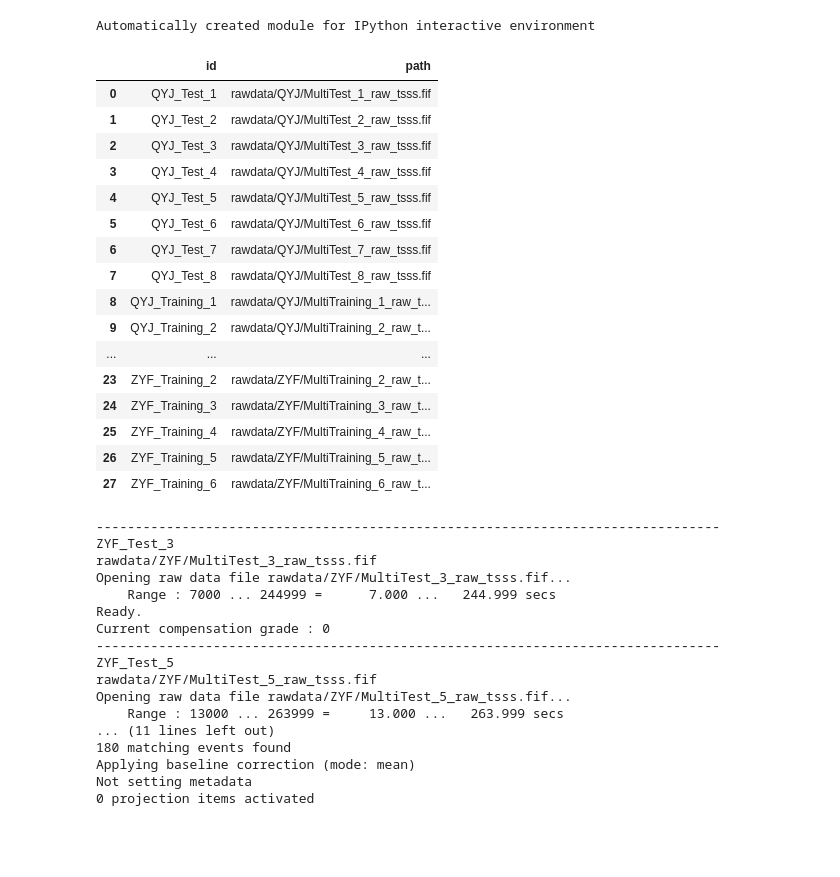
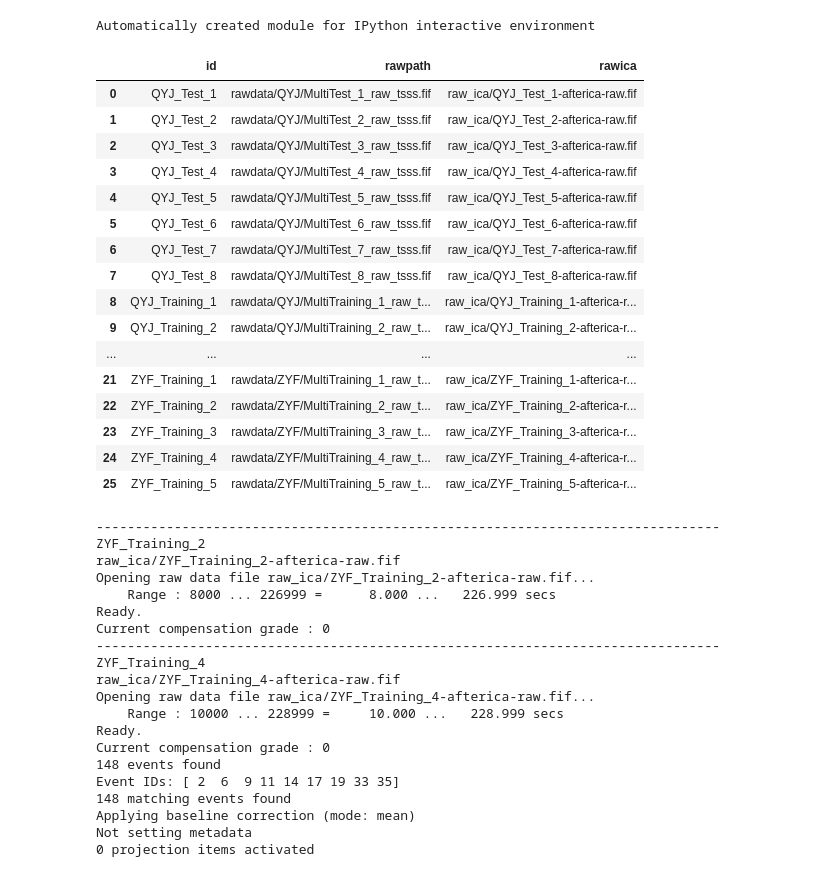
Before and after one commit to listenzcc/Re-analysis_direction_dataset, a Jupyter notebook: freq_overlook.ipynb, the cells around one changed output. Saved outputs shown, nothing was run; the diff lists cells and outputs as text; code cells hidden in the pictures; blank space fills up the shorter version.

Commit message:
Display on training dataset

```diff
--- a/freq_overlook.ipynb
+++ b/freq_overlook.ipynb
@@ -10,51 +10,54 @@ Automatically created module for IPython interactive environment
 # %%
 def fetch(id):
     print('-' * 80)
     print(id)
-    path = fifs[fifs['id'] == id]['path'].values[0]
+    path = fifs[fifs['id'] == id]['rawica'].values[0]
     print(path)
     return path
 fifs = pd.read_json('fifs.json')
 fifs
 # %% [output]
-|  | id | path |
-| 0 | QYJ_Test_1 | rawdata/QYJ/MultiTest_1_raw_tsss.fif |
-| 1 | QYJ_Test_2 | rawdata/QYJ/MultiTest_2_raw_tsss.fif |
-| 2 | QYJ_Test_3 | rawdata/QYJ/MultiTest_3_raw_tsss.fif |
-| 3 | QYJ_Test_4 | rawdata/QYJ/MultiTest_4_raw_tsss.fif |
-| 4 | QYJ_Test_5 | rawdata/QYJ/MultiTest_5_raw_tsss.fif |
-| 5 | QYJ_Test_6 | rawdata/QYJ/MultiTest_6_raw_tsss.fif |
-| 6 | QYJ_Test_7 | rawdata/QYJ/MultiTest_7_raw_tsss.fif |
-| 7 | QYJ_Test_8 | rawdata/QYJ/MultiTest_8_raw_tsss.fif |
-| 8 | QYJ_Training_1 | rawdata/QYJ/MultiTraining_1_raw_t... |
-| 9 | QYJ_Training_2 | rawdata/QYJ/MultiTraining_2_raw_t... |
-| ... | ... | ... |
-| 23 | ZYF_Training_2 | rawdata/ZYF/MultiTraining_2_raw_t... |
-| 24 | ZYF_Training_3 | rawdata/ZYF/MultiTraining_3_raw_t... |
-| 25 | ZYF_Training_4 | rawdata/ZYF/MultiTraining_4_raw_t... |
-| 26 | ZYF_Training_5 | rawdata/ZYF/MultiTraining_5_raw_t... |
-| 27 | ZYF_Training_6 | rawdata/ZYF/MultiTraining_6_raw_t... |
+|  | id | rawpath | rawica |
+| 0 | QYJ_Test_1 | rawdata/QYJ/MultiTest_1_raw_tsss.fif | raw_ica/QYJ_Test_1-afterica-raw.fif |
+| 1 | QYJ_Test_2 | rawdata/QYJ/MultiTest_2_raw_tsss.fif | raw_ica/QYJ_Test_2-afterica-raw.fif |
+| 2 | QYJ_Test_3 | rawdata/QYJ/MultiTest_3_raw_tsss.fif | raw_ica/QYJ_Test_3-afterica-raw.fif |
+| 3 | QYJ_Test_4 | rawdata/QYJ/MultiTest_4_raw_tsss.fif | raw_ica/QYJ_Test_4-afterica-raw.fif |
+| 4 | QYJ_Test_5 | rawdata/QYJ/MultiTest_5_raw_tsss.fif | raw_ica/QYJ_Test_5-afterica-raw.fif |
+| 5 | QYJ_Test_6 | rawdata/QYJ/MultiTest_6_raw_tsss.fif | raw_ica/QYJ_Test_6-afterica-raw.fif |
+| 6 | QYJ_Test_7 | rawdata/QYJ/MultiTest_7_raw_tsss.fif | raw_ica/QYJ_Test_7-afterica-raw.fif |
+| 7 | QYJ_Test_8 | rawdata/QYJ/MultiTest_8_raw_tsss.fif | raw_ica/QYJ_Test_8-afterica-raw.fif |
+| 8 | QYJ_Training_1 | rawdata/QYJ/MultiTraining_1_raw_t... | raw_ica/QYJ_Training_1-afterica-r... |
+| 9 | QYJ_Training_2 | rawdata/QYJ/MultiTraining_2_raw_t... | raw_ica/QYJ_Training_2-afterica-r... |
+| ... | ... | ... | ... |
+| 21 | ZYF_Training_1 | rawdata/ZYF/MultiTraining_1_raw_t... | raw_ica/ZYF_Training_1-afterica-r... |
+| 22 | ZYF_Training_2 | rawdata/ZYF/MultiTraining_2_raw_t... | raw_ica/ZYF_Training_2-afterica-r... |
+| 23 | ZYF_Training_3 | rawdata/ZYF/MultiTraining_3_raw_t... | raw_ica/ZYF_Training_3-afterica-r... |
+| 24 | ZYF_Training_4 | rawdata/ZYF/MultiTraining_4_raw_t... | raw_ica/ZYF_Training_4-afterica-r... |
+| 25 | ZYF_Training_5 | rawdata/ZYF/MultiTraining_5_raw_t... | raw_ica/ZYF_Training_5-afterica-r... |
 # %%
-tmin = -0.2
-raw = mne.concatenate_raws([mne.io.read_raw_fif(fetch('ZYF_Test_{}'.format(j))) for j in [3, 5, 7]])
+tmin, tmax = -0.2, 1.0
+raw = mne.concatenate_raws([mne.io.read_raw_fif(fetch('ZYF_Training_{}'.format(j))) for j in [2, 4]])
 events = mne.find_events(raw)
-epochs = mne.Epochs(raw, events, baseline=(tmin, 0), tmin=tmin, tmax=3, decim=10)
+epochs = mne.Epochs(raw, events, baseline=(tmin, 0), tmin=tmin, tmax=tmax, decim=10)
 event_id = epochs.event_id
 # %% [output]
 --------------------------------------------------------------------------------
-ZYF_Test_3
-rawdata/ZYF/MultiTest_3_raw_tsss.fif
-Opening raw data file rawdata/ZYF/MultiTest_3_raw_tsss.fif...
-    Range : 7000 ... 244999 =      7.000 ...   244.999 secs
+ZYF_Training_2
+raw_ica/ZYF_Training_2-afterica-raw.fif
+Opening raw data file raw_ica/ZYF_Training_2-afterica-raw.fif...
+    Range : 8000 ... 226999 =      8.000 ...   226.999 secs
 Ready.
 Current compensation grade : 0
 --------------------------------------------------------------------------------
-ZYF_Test_5
-rawdata/ZYF/MultiTest_5_raw_tsss.fif
-Opening raw data file rawdata/ZYF/MultiTest_5_raw_tsss.fif...
-    Range : 13000 ... 263999 =     13.000 ...   263.999 secs
-... (11 lines left out)
-180 matching events found
+ZYF_Training_4
+raw_ica/ZYF_Training_4-afterica-raw.fif
+Opening raw data file raw_ica/ZYF_Training_4-afterica-raw.fif...
+    Range : 10000 ... 228999 =     10.000 ...   228.999 secs
+Ready.
+Current compensation grade : 0
+148 events found
+Event IDs: [ 2  6  9 11 14 17 19 33 35]
+148 matching events found
 Applying baseline correction (mode: mean)
 Not setting metadata
 0 projection items activated
```
Also changed, not shown: parts of 1 cell of this notebook, 1 other file.
